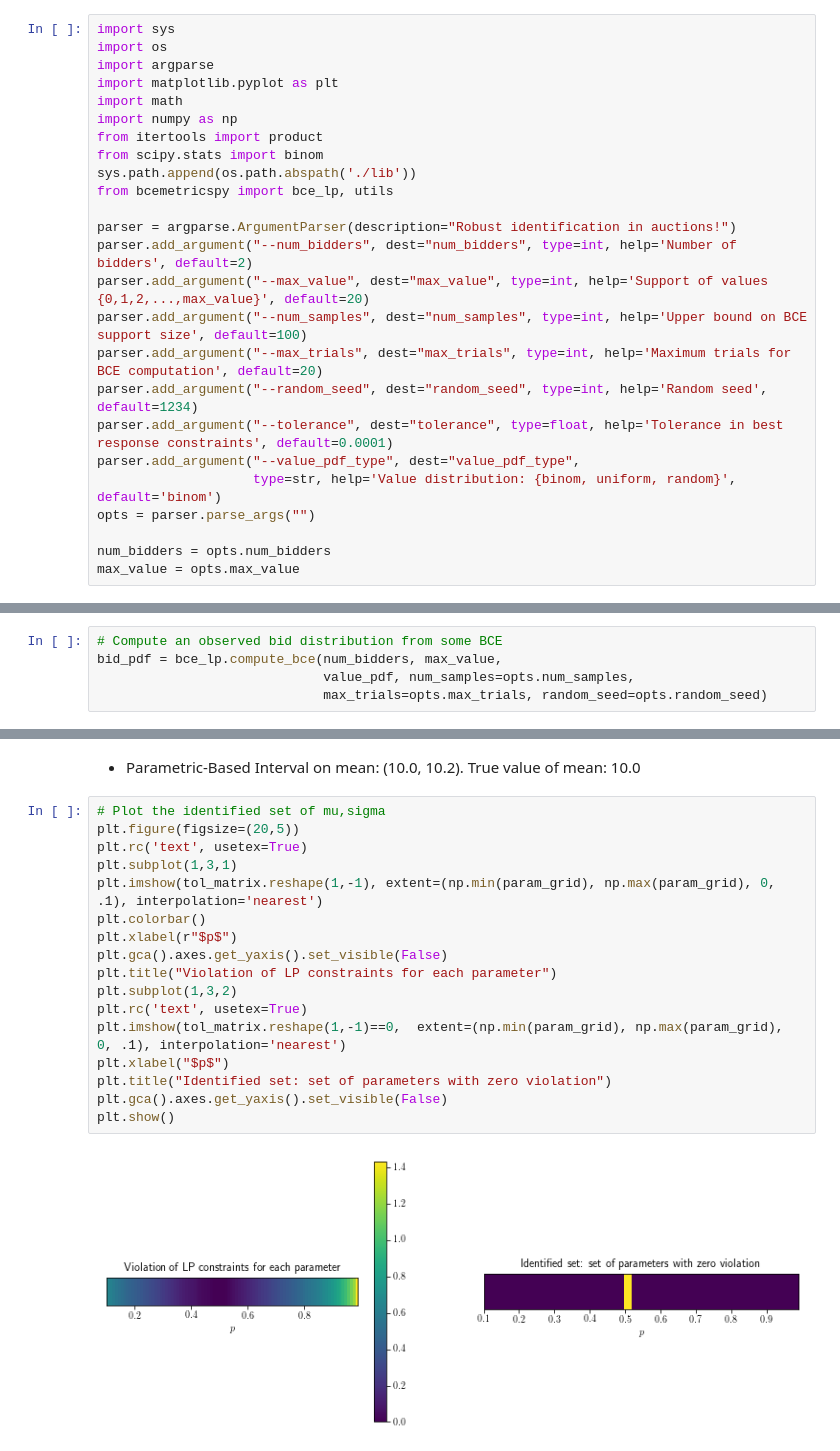
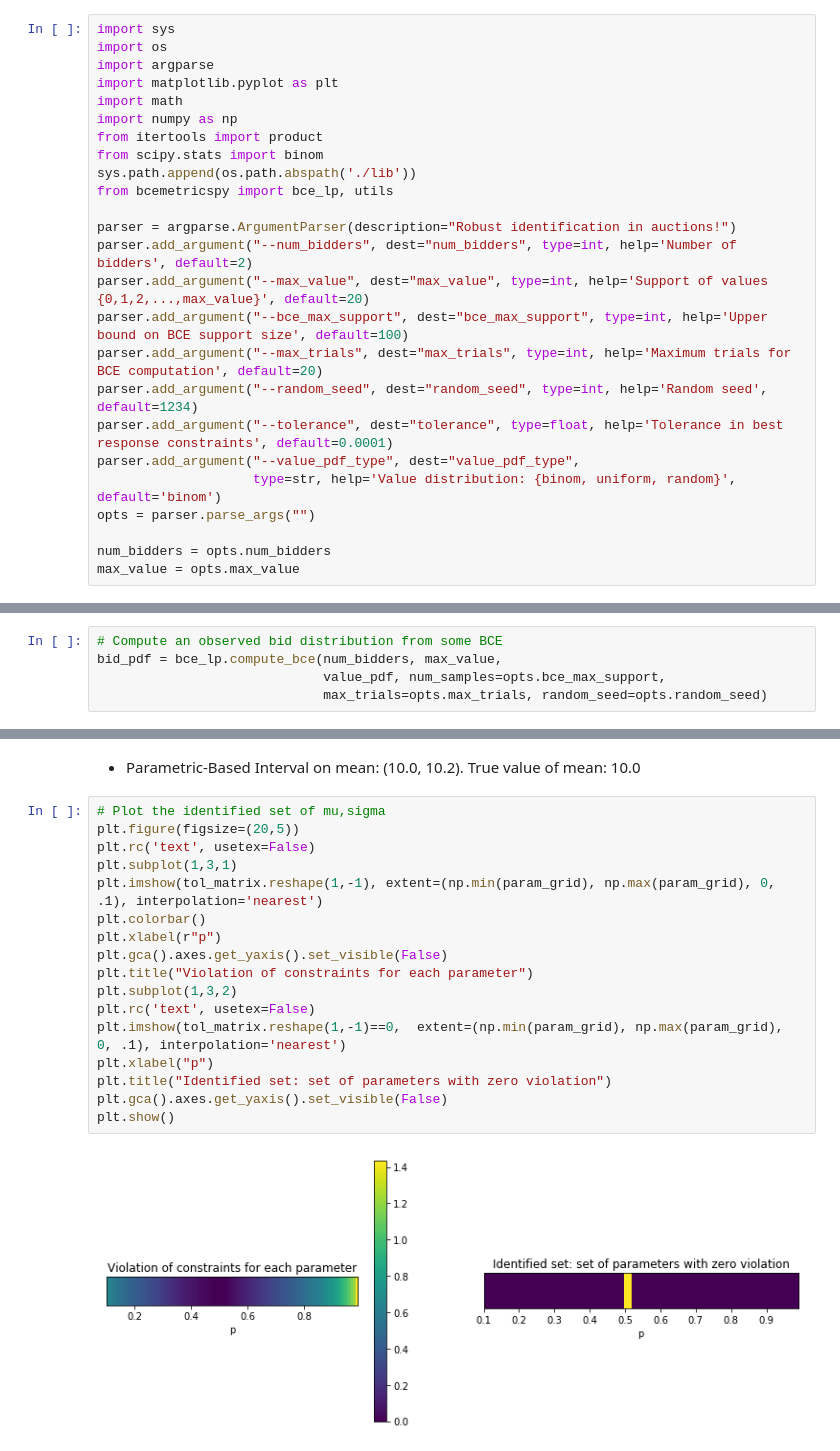
Before and after one commit to vsyrgkanis/information_robust_econometrics_auctions, a Jupyter notebook: example_inference.ipynb, the cells around one changed output, grey strips where cells are left out. Drawn from its saved outputs; the diff is of its cells as text.

```diff
--- a/example_inference.ipynb
+++ b/example_inference.ipynb
@@ -13,7 +13,7 @@ from bcemetricspy import bce_lp, utils
 parser = argparse.ArgumentParser(description="Robust identification in auctions!")
 parser.add_argument("--num_bidders", dest="num_bidders", type=int, help='Number of bidders', default=2)
 parser.add_argument("--max_value", dest="max_value", type=int, help='Support of values {0,1,2,...,max_value}', default=20)
-parser.add_argument("--num_samples", dest="num_samples", type=int, help='Upper bound on BCE support size', default=100)
+parser.add_argument("--bce_max_support", dest="bce_max_support", type=int, help='Upper bound on BCE support size', default=100)
 parser.add_argument("--max_trials", dest="max_trials", type=int, help='Maximum trials for BCE computation', default=20)
 parser.add_argument("--random_seed", dest="random_seed", type=int, help='Random seed', default=1234)
 parser.add_argument("--tolerance", dest="tolerance", type=float, help='Tolerance in best response constraints', default=0.0001)
@@ -52,7 +52,7 @@ Apart from these constraints we will attempt to compute a BCE supported on a sma
 # %%
 # Compute an observed bid distribution from some BCE
 bid_pdf = bce_lp.compute_bce(num_bidders, max_value,
-                             value_pdf, num_samples=opts.num_samples,
+                             value_pdf, num_samples=opts.bce_max_support,
                              max_trials=opts.max_trials, random_seed=opts.random_seed)
 # %%
 # Plot PDF of joint bid distribution
@@ -220,19 +220,19 @@ display(Markdown("- Parametric-Based Interval on mean: ({:.5}, {:.5}).\
 # %%
 # Plot the identified set of mu,sigma
 plt.figure(figsize=(20,5))
-plt.rc('text', usetex=True)
+plt.rc('text', usetex=False)
 plt.subplot(1,3,1)
 plt.imshow(tol_matrix.reshape(1,-1), extent=(np.min(param_grid), np.max(param_grid), 0, .1), interpolation='nearest')
 plt.colorbar()
-plt.xlabel(r"$p$")
+plt.xlabel(r"p")
 plt.gca().axes.get_yaxis().set_visible(False)
-plt.title("Violation of LP constraints for each parameter")
+plt.title("Violation of constraints for each parameter")
 plt.subplot(1,3,2)
-plt.rc('text', usetex=True)
+plt.rc('text', usetex=False)
 plt.imshow(tol_matrix.reshape(1,-1)==0,  extent=(np.min(param_grid), np.max(param_grid), 0, .1), interpolation='nearest')
-plt.xlabel("$p$")
+plt.xlabel("p")
 plt.title("Identified set: set of parameters with zero violation")
 plt.gca().axes.get_yaxis().set_visible(False)
 plt.show()
 # %% [output]
-[figure, old version]
+[figure, new version]
```
Also changed, not shown: parts of 15 cells of this notebook.
